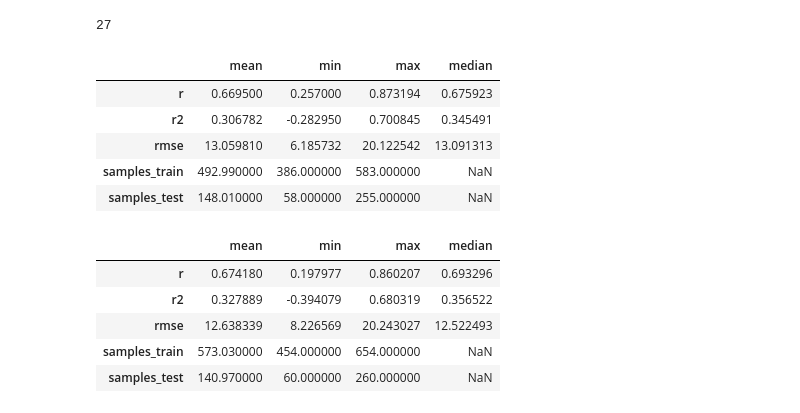
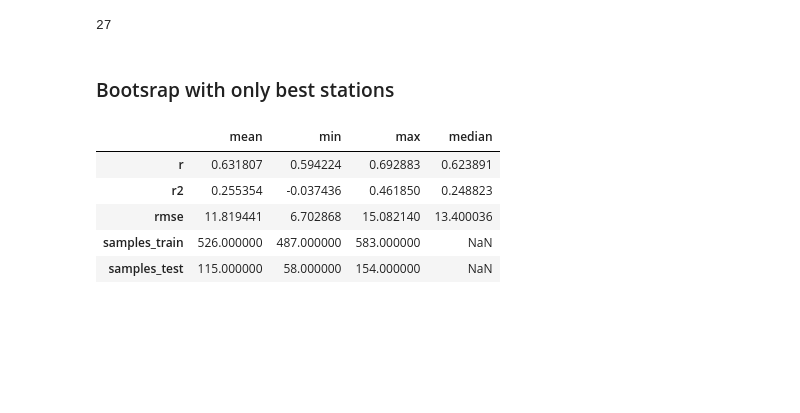
Before and after one commit to dfguerrerom/gwl-modeling, a Jupyter notebook: 4_model_training.ipynb, the cells around one changed output. Drawn from its saved outputs; the diff is of its cells as text; code cells hidden in the pictures; blank space fills up the shorter version.

```diff
--- a/4_model_training.ipynb
+++ b/4_model_training.ipynb
@@ -301,36 +270,14 @@ while i < iterations:
-# %%
-pd.DataFrame([
-    [np.array(r_list).mean(), np.array(r_list).min(), np.array(r_list).max(), np.median(np.array(r_list))],
-    [np.array(r2_list).mean(), np.array(r2_list).min(), np.array(r2_list).max(), np.median(np.array(r2_list))],
-    [np.array(rmse_list).mean(), np.array(rmse_list).min(), np.array(rmse_list).max(), np.median(np.array(rmse_list))],
-    [np.array(samples_train).mean(), np.array(samples_train).min(), np.array(samples_train).max()],
-    [np.array(samples_test).mean(), np.array(samples_test).min(), np.array(samples_test).max()],
-],
-    index=["r", "r2", "rmse", "samples_train", "samples_test"],
-    columns=["mean", "min", "max", "median"]
-)
-# %% [output]
-|  | mean | min | max | median |
-| r | 0.669500 | 0.257000 | 0.873194 | 0.675923 |
-| r2 | 0.306782 | -0.282950 | 0.700845 | 0.345491 |
-| rmse | 13.059810 | 6.185732 | 20.122542 | 13.091313 |
-| samples_train | 492.990000 | 386.000000 | 583.000000 | NaN |
-| samples_test | 148.010000 | 58.000000 | 255.000000 | NaN |
-# %%
-pd.DataFrame([
-    [np.array(r_list).mean(), np.array(r_list).min(), np.array(r_list).max(), np.median(np.array(r_list))],
-    [np.array(r2_list).mean(), np.array(r2_list).min(), np.array(r2_list).max(), np.median(np.array(r2_list))],
-    [np.array(rmse_list).mean(), np.array(rmse_list).min(), np.array(rmse_list).max(), np.median(np.array(rmse_list))],
-    [np.array(samples_train).mean(), np.array(samples_train).min(), np.array(samples_train).max()],
-    [np.array(samples_test).mean(), np.array(samples_test).min(), np.array(samples_test).max()],
-],
-    index=["r", "r2", "rmse", "samples_train", "samples_test"],
-    columns=["mean", "min", "max", "median"]
-)
-# %% [output]
-|  | mean | min | max | median |
-| r | 0.674180 | 0.197977 | 0.860207 | 0.693296 |
-| r2 | 0.327889 | -0.394079 | 0.680319 | 0.356522 |
-| rmse | 12.638339 | 8.226569 | 20.243027 | 12.522493 |
-| samples_train | 573.030000 | 454.000000 | 654.000000 | NaN |
-| samples_test | 140.970000 | 60.000000 | 260.000000 | NaN |
+# %% [markdown]
+### Bootsrap with only best stations
+# %%
+selected_df = training_df[training_df.id.isin(best_stations)]
+
+bootstrap_result = bootstrap(df = selected_df, variable="gwl_cm", iterations=5, train_size=0.8)
+bootstrap_result
+# %% [output]
+|  | mean | min | max | median |
+| r | 0.631807 | 0.594224 | 0.692883 | 0.623891 |
+| r2 | 0.255354 | -0.037436 | 0.461850 | 0.248823 |
+| rmse | 11.819441 | 6.702868 | 15.082140 | 13.400036 |
+| samples_train | 526.000000 | 487.000000 | 583.000000 | NaN |
+| samples_test | 115.000000 | 58.000000 | 154.000000 | NaN |
```
Also changed, not shown: parts of 11 cells of this notebook, 1 other file.
